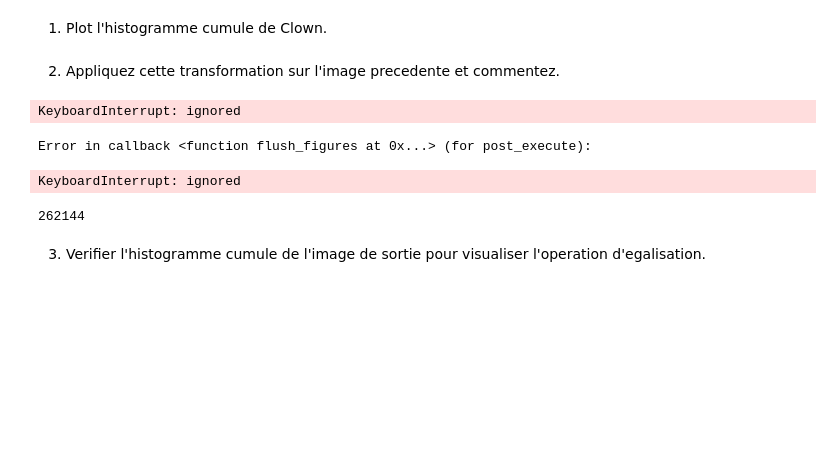
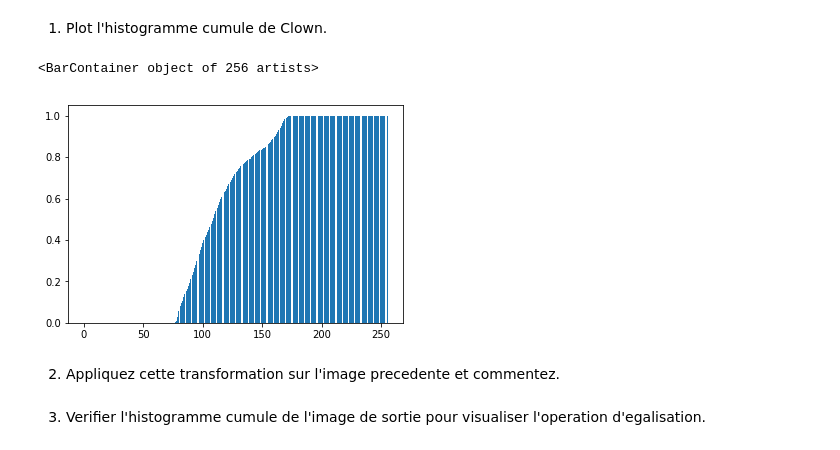
Before and after one commit to jacekwachowiak/UCA-image-processing, a Jupyter notebook: Tp_Data_enhancement.ipynb, the cells around one changed output. Cells and saved outputs as stored; diff of their text form; code cells hidden in the pictures; blank space fills up the shorter version.

```diff
--- a/Tp_Data_enhancement.ipynb
+++ b/Tp_Data_enhancement.ipynb
@@ -193,21 +193,15 @@ ou $H_c$ est l'histogramme cumule.
 1. Plot l'histogramme cumule de Clown.
 # %%
 #Plot Histogramme cumule
-def cumhistogram(x):
-    y = np.cumsum(x)
+def cumhistogram(h):
+    y = np.cumsum(h)
     return y/np.max(y)
+# %%
+cumh = cumhistogram(histogram(clown))
+axis = np.arange(cumh.size)
+plt.bar(axis, cumh)
+# %% [output]
+<BarContainer object of 256 artists>
+[figure, added]
 # %% [markdown]
 2. Appliquez cette transformation sur l'image precedente et commentez.
-# %%
-cumh = cumhistogram(clown)
-axis = np.arange(cumh.size)
-plt.bar(axis, cumh)
-# %% [output]
-KeyboardInterrupt: ignored
-Error in callback <function flush_figures at 0x...> (for post_execute):
-KeyboardInterrupt: ignored
-# %%
-ch = cumhistogram(clown)
-ch.size
-# %% [output]
-262144
```
Also changed, not shown: parts of 5 cells of this notebook.
